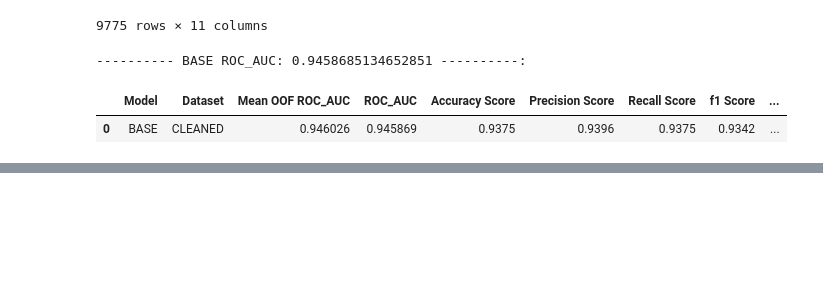
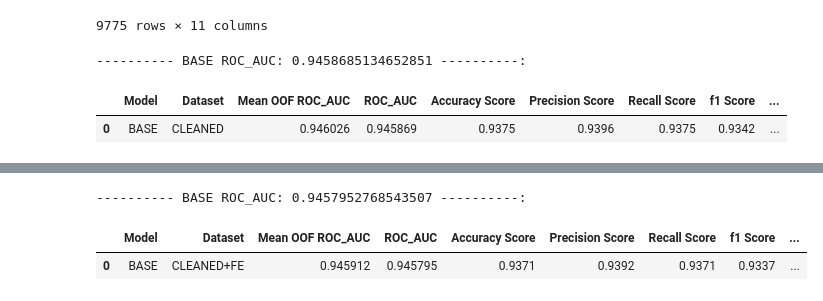
Before and after one commit to kgiannako/credit_risk_modelling, a Jupyter notebook: notebooks/credit-risk-model.ipynb, the cells around one changed output, grey strips where cells are left out. Saved outputs shown, nothing was run; the diff lists cells and outputs as text; code cells hidden in the pictures; blank space fills up the shorter version.

```diff
--- a/notebooks/credit-risk-model.ipynb
+++ b/notebooks/credit-risk-model.ipynb
@@ -1158,0 +1140,17 @@ train_credit_data_df
+# %%
+def add_interaction_features(df):
+    """
+    Adds interaction features and a log-transformed income column.
+    Assumes columns: person_income, loan_amnt, loan_int_rate, person_emp_length, person_age
+    """
+    df = df.copy()
+    # Income to loan amount ratio
+    df['income_to_loan_ratio'] = df['person_income'] / (df['loan_amnt'] + 1e-6)
+    # Income to interest rate ratio
+    df['income_to_interest_ratio'] = df['person_income'] / (df['loan_int_rate'] + 1e-6)
+    # Employment length to age ratio
+    df['emp_length_to_age_ratio'] = df['person_emp_length'] / (df['person_age'] + 1e-6)
+    # Log-transformed income
+    df['log_income'] = np.log1p(df['person_income'])  # log(1 + income)
+
+    return df
@@ -1158,0 +1182,6 @@ train_credit_data_df
+# %%
+evaluate_dataset(train_credit_data_df_cleaned_fe, X_test_cleaned_fe, 'CLEANED+FE')
+# %% [output]
+---------- BASE ROC_AUC: 0.9457952768543507 ----------:
+|  | Model | Dataset | Mean OOF ROC_AUC | ROC_AUC | Accuracy Score | Precision Score | Recall Score | f1 Score | ... |
+| 0 | BASE | CLEANED+FE | 0.945912 | 0.945795 | 0.9371 | 0.9392 | 0.9371 | 0.9337 | ... |
```
Also changed, not shown: parts of 6 cells of this notebook.
